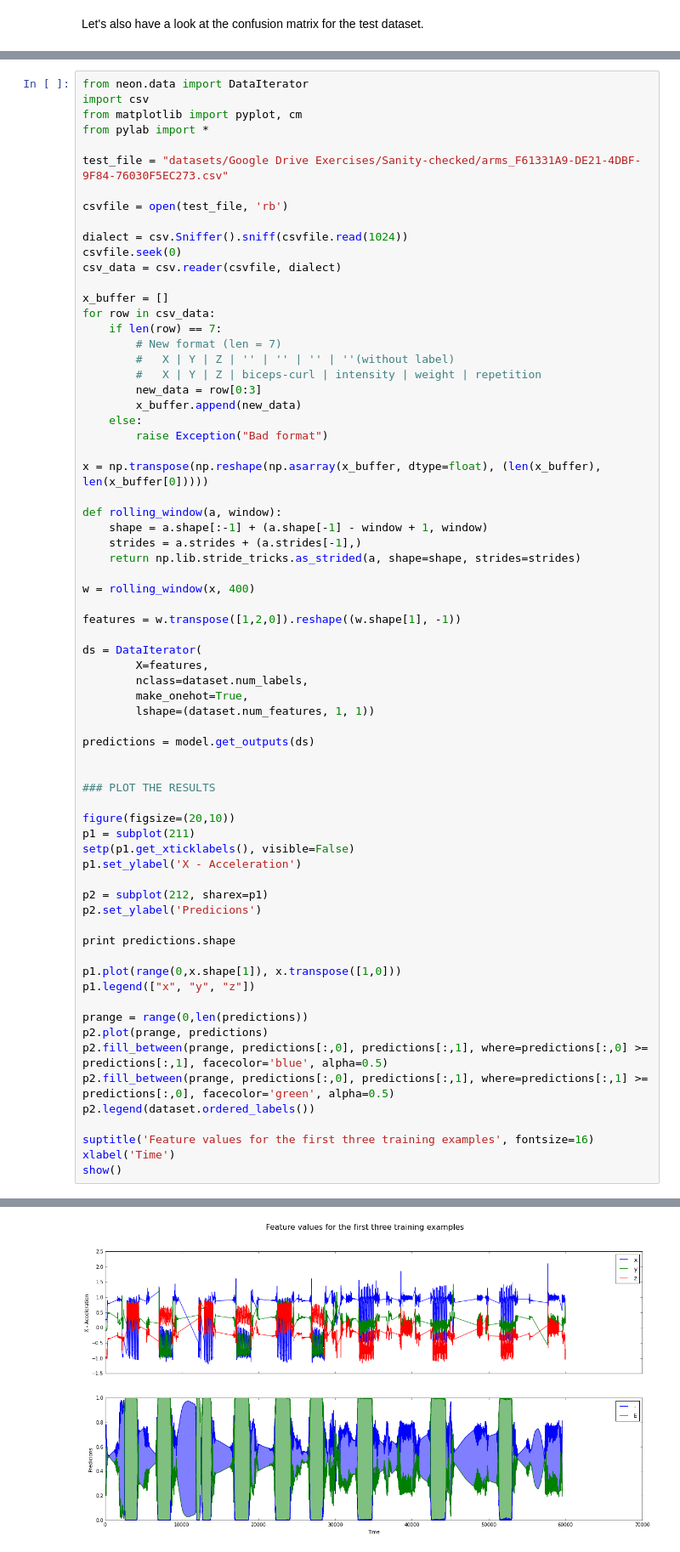
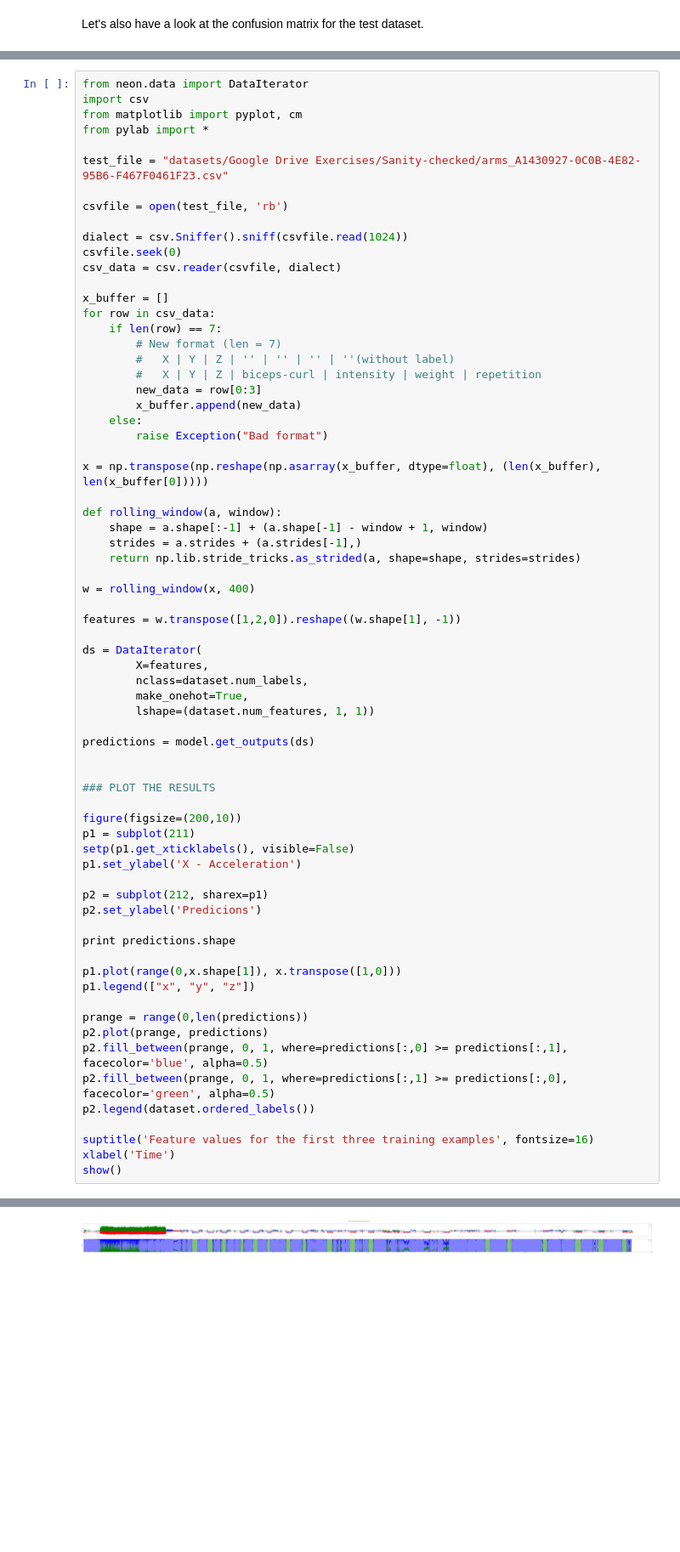
Before and after one commit to muvr/muvr-analytics, a Jupyter notebook: ipython-notebooks/activity-mlp.ipynb, the cells around one changed output, grey strips where cells are left out. Shown at 85% size. Saved outputs shown, nothing was run; the diff lists cells and outputs as text; blank space fills up the shorter version.

```diff
--- a/ipython-notebooks/activity-mlp.ipynb
+++ b/ipython-notebooks/activity-mlp.ipynb
@@ -254,7 +254,7 @@ import csv
 from matplotlib import pyplot, cm
 from pylab import *
 
-test_file = "datasets/Google Drive Exercises/Sanity-checked/arms_F61331A9-DE21-4DBF-9F84-76030F5EC273.csv"
+test_file = "datasets/Google Drive Exercises/Sanity-checked/arms_A1430927-0C0B-4E82-95B6-F467F0461F23.csv"
 
 csvfile = open(test_file, 'rb')
 
@@ -295,7 +295,7 @@ predictions = model.get_outputs(ds)
 
 ### PLOT THE RESULTS
 
-figure(figsize=(20,10))
+figure(figsize=(200,10))
 p1 = subplot(211)
 setp(p1.get_xticklabels(), visible=False)
 p1.set_ylabel('X - Acceleration')
@@ -310,8 +310,8 @@ p1.legend(["x", "y", "z"])
 
 prange = range(0,len(predictions))
 p2.plot(prange, predictions)
-p2.fill_between(prange, predictions[:,0], predictions[:,1], where=predictions[:,0] >= predictions[:,1], facecolor='blue', alpha=0.5)
-p2.fill_between(prange, predictions[:,0], predictions[:,1], where=predictions[:,1] >= predictions[:,0], facecolor='green', alpha=0.5)
+p2.fill_between(prange, 0, 1, where=predictions[:,0] >= predictions[:,1], facecolor='blue', alpha=0.5)
+p2.fill_between(prange, 0, 1, where=predictions[:,1] >= predictions[:,0], facecolor='green', alpha=0.5)
 p2.legend(dataset.ordered_labels())
 
 suptitle('Feature values for the first three training examples', fontsize=16)
@@ -322 +322 @@ show()
-[figure, old version]
+[figure, new version]
```
Also changed, not shown: parts of 7 cells of this notebook, 3 other files.
